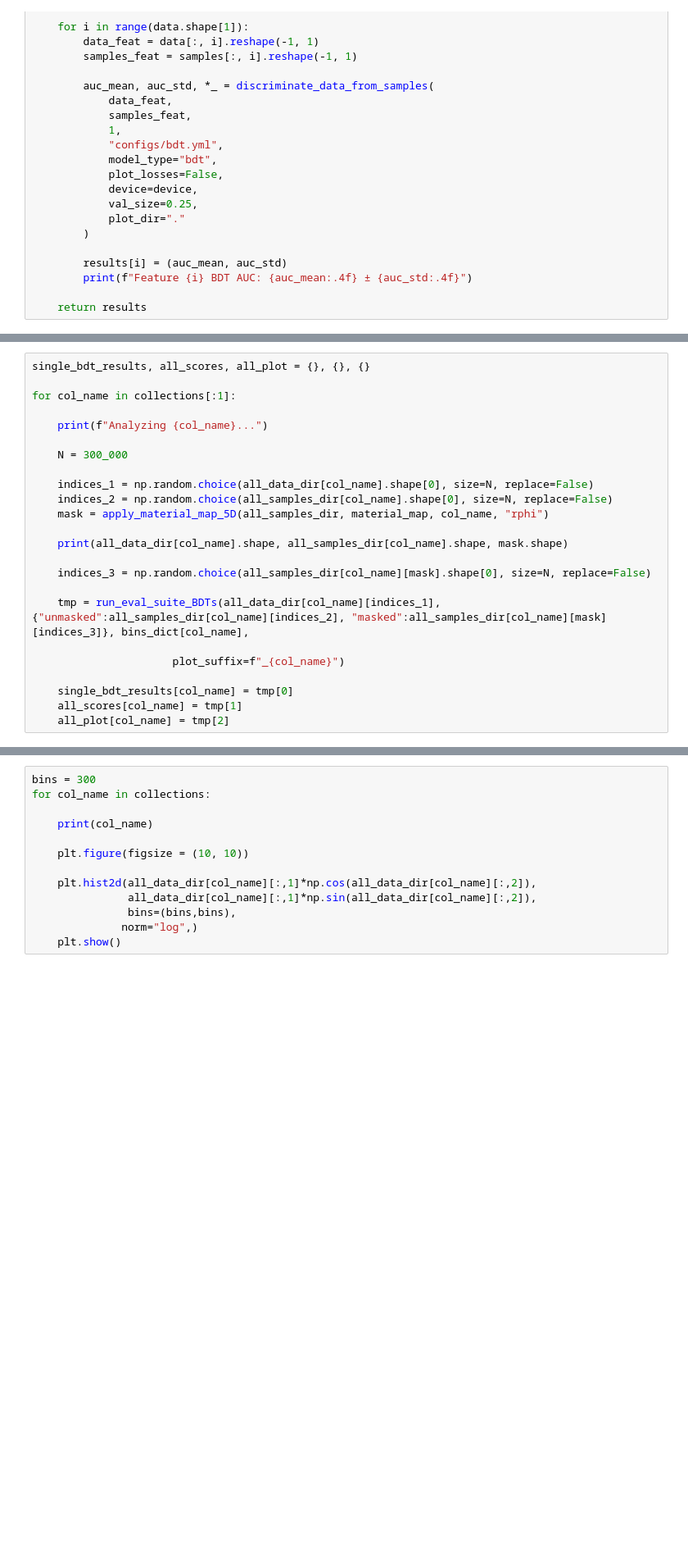
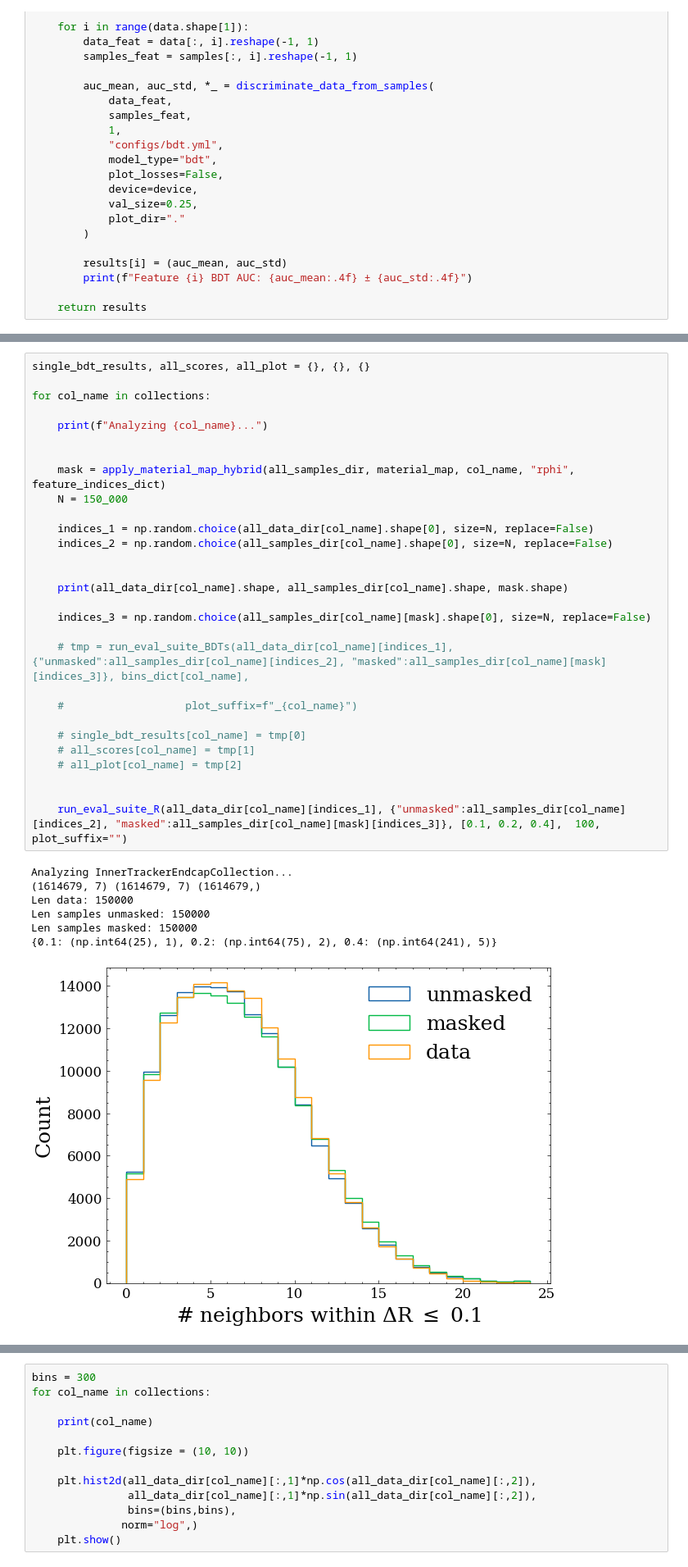
Before and after one commit to rmastand/fast_tracker_BIBgen_mucoll, a Jupyter notebook: test_flow_mask.ipynb, the cells around one changed output, grey strips where cells are left out. Shown at 82% size. Drawn from its saved outputs; the diff is of its cells as text; blank space fills up the shorter version.

```diff
--- a/test_flow_mask.ipynb
+++ b/test_flow_mask.ipynb
@@ -295,24 +316,37 @@ def run_eval_suite_R(data, samples_dict, R_values, bins, plot_suffix=""):
 # %%
 single_bdt_results, all_scores, all_plot = {}, {}, {}
 
-for col_name in collections[:1]:
+for col_name in collections:
 
     print(f"Analyzing {col_name}...")
 
-    N = 300_000
+
+    mask = apply_material_map_hybrid(all_samples_dir, material_map, col_name, "rphi", feature_indices_dict)
+    N = 150_000
 
     indices_1 = np.random.choice(all_data_dir[col_name].shape[0], size=N, replace=False)
     indices_2 = np.random.choice(all_samples_dir[col_name].shape[0], size=N, replace=False)
-    mask = apply_material_map_5D(all_samples_dir, material_map, col_name, "rphi")
+
 
     print(all_data_dir[col_name].shape, all_samples_dir[col_name].shape, mask.shape)
 
     indices_3 = np.random.choice(all_samples_dir[col_name][mask].shape[0], size=N, replace=False)
 
-    tmp = run_eval_suite_BDTs(all_data_dir[col_name][indices_1], {"unmasked":all_samples_dir[col_name][indices_2], "masked":all_samples_dir[col_name][mask][indices_3]}, bins_dict[col_name],
+    # tmp = run_eval_suite_BDTs(all_data_dir[col_name][indices_1], {"unmasked":all_samples_dir[col_name][indices_2], "masked":all_samples_dir[col_name][mask][indices_3]}, bins_dict[col_name],
 
-                      plot_suffix=f"_{col_name}")
+    #                   plot_suffix=f"_{col_name}")
 
-    single_bdt_results[col_name] = tmp[0]
-    all_scores[col_name] = tmp[1]
-    all_plot[col_name] = tmp[2]
+    # single_bdt_results[col_name] = tmp[0]
+    # all_scores[col_name] = tmp[1]
+    # all_plot[col_name] = tmp[2]
+
+
+    run_eval_suite_R(all_data_dir[col_name][indices_1], {"unmasked":all_samples_dir[col_name][indices_2], "masked":all_samples_dir[col_name][mask][indices_3]}, [0.1, 0.2, 0.4],  100, plot_suffix="")
+# %% [output]
+Analyzing InnerTrackerEndcapCollection...
+(1614679, 7) (1614679, 7) (1614679,)
+Len data: 150000
+Len samples unmasked: 150000
+Len samples masked: 150000
+{0.1: (np.int64(25), 1), 0.2: (np.int64(75), 2), 0.4: (np.int64(241), 5)}
+[figure, added]
```
Also changed, not shown: parts of 13 cells of this notebook, 3 other files.
